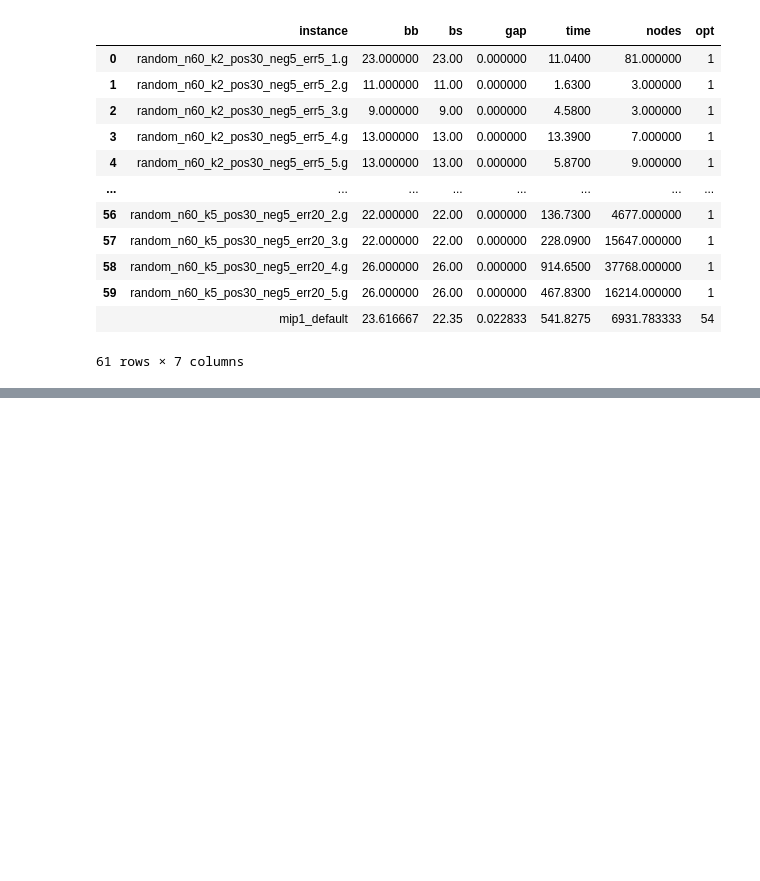
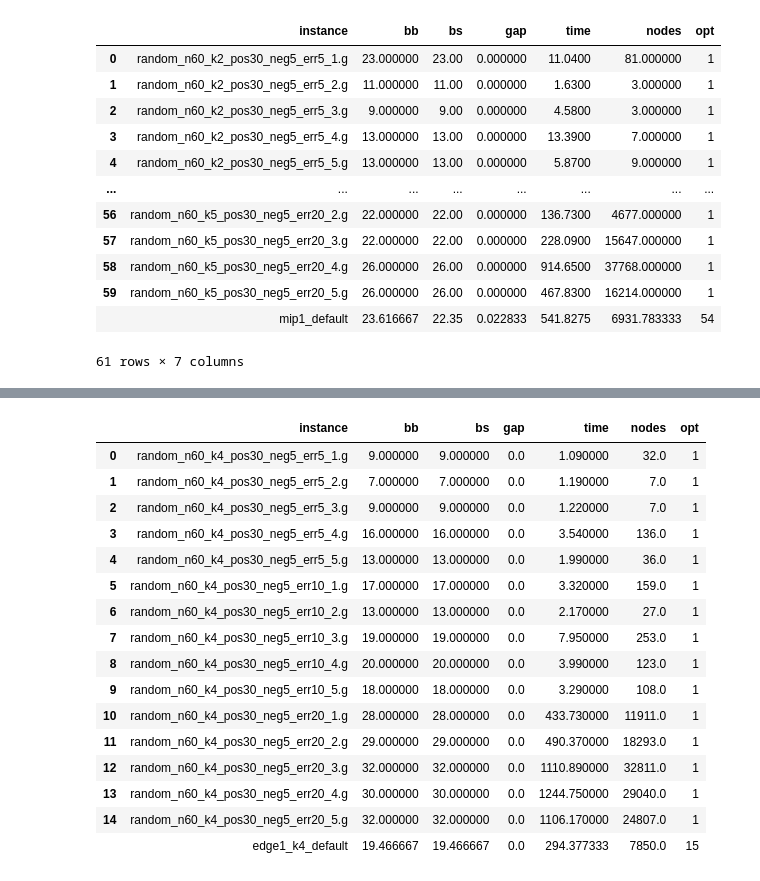
Before and after one commit to jesusossian/edge_signed_graph, a Jupyter notebook: result/n60_edge1_signed.ipynb, the cells around one changed output, grey strips where cells are left out. Saved outputs shown, nothing was run; the diff lists cells and outputs as text; code cells hidden in the pictures; blank space fills up the shorter version.

```diff
--- a/result/n60_edge1_signed.ipynb
+++ b/result/n60_edge1_signed.ipynb
@@ -235,0 +433,46 @@ resume & 3.35 & 0.77 & 3541.19 & 27123.52 & 1 \\
+# %%
+form_ = "edge1"
+method_ = "mip"
+
+file=f"edge1/{method_}_n{n_}_k4_{form_}_signed_default.txt"
+
+df = pd.DataFrame()
+df = pd.read_csv(file,header=None,sep=';')
+
+mip1_n60 = pd.DataFrame()
+mip1_n60 = pd.concat([mip1_n60, df], ignore_index=True)
+mip1_n60.columns = ['instance','bb','bs','gap','time','nodes','opt']
+#mip_n60
+
+tab = pd.DataFrame({
+    'instance':"edge1_k4_default",
+    'bb':mip1_n60['bb'].mean(),
+    'bs':mip1_n60['bs'].mean(),
+    'gap':mip1_n60['gap'].mean(),
+    'time':mip1_n60['time'].mean(),
+    'nodes':mip1_n60['nodes'].mean(),
+    'opt':mip1_n60['opt'].sum()
+    },index=[""]
+)
+
+mip1_n60 = pd.concat([mip1_n60,tab])
+mip1_n60['instance'] = mip1_n60['instance'].str.replace('data/kmbs/RANDOM/random_','')
+mip1_n60
+# %% [output]
+|  | instance | bb | bs | gap | time | nodes | opt |
+| 0 | random_n60_k4_pos30_neg5_err5_1.g | 9.000000 | 9.000000 | 0.0 | 1.090000 | 32.0 | 1 |
+| 1 | random_n60_k4_pos30_neg5_err5_2.g | 7.000000 | 7.000000 | 0.0 | 1.190000 | 7.0 | 1 |
+| 2 | random_n60_k4_pos30_neg5_err5_3.g | 9.000000 | 9.000000 | 0.0 | 1.220000 | 7.0 | 1 |
+| 3 | random_n60_k4_pos30_neg5_err5_4.g | 16.000000 | 16.000000 | 0.0 | 3.540000 | 136.0 | 1 |
+| 4 | random_n60_k4_pos30_neg5_err5_5.g | 13.000000 | 13.000000 | 0.0 | 1.990000 | 36.0 | 1 |
+| 5 | random_n60_k4_pos30_neg5_err10_1.g | 17.000000 | 17.000000 | 0.0 | 3.320000 | 159.0 | 1 |
+| 6 | random_n60_k4_pos30_neg5_err10_2.g | 13.000000 | 13.000000 | 0.0 | 2.170000 | 27.0 | 1 |
+| 7 | random_n60_k4_pos30_neg5_err10_3.g | 19.000000 | 19.000000 | 0.0 | 7.950000 | 253.0 | 1 |
+| 8 | random_n60_k4_pos30_neg5_err10_4.g | 20.000000 | 20.000000 | 0.0 | 3.990000 | 123.0 | 1 |
+| 9 | random_n60_k4_pos30_neg5_err10_5.g | 18.000000 | 18.000000 | 0.0 | 3.290000 | 108.0 | 1 |
+| 10 | random_n60_k4_pos30_neg5_err20_1.g | 28.000000 | 28.000000 | 0.0 | 433.730000 | 11911.0 | 1 |
+| 11 | random_n60_k4_pos30_neg5_err20_2.g | 29.000000 | 29.000000 | 0.0 | 490.370000 | 18293.0 | 1 |
+| 12 | random_n60_k4_pos30_neg5_err20_3.g | 32.000000 | 32.000000 | 0.0 | 1110.890000 | 32811.0 | 1 |
+| 13 | random_n60_k4_pos30_neg5_err20_4.g | 30.000000 | 30.000000 | 0.0 | 1244.750000 | 29040.0 | 1 |
+| 14 | random_n60_k4_pos30_neg5_err20_5.g | 32.000000 | 32.000000 | 0.0 | 1106.170000 | 24807.0 | 1 |
+|  | edge1_k4_default | 19.466667 | 19.466667 | 0.0 | 294.377333 | 7850.0 | 15 |
```
Also changed, not shown: parts of 43 cells of this notebook, 38 other files.
